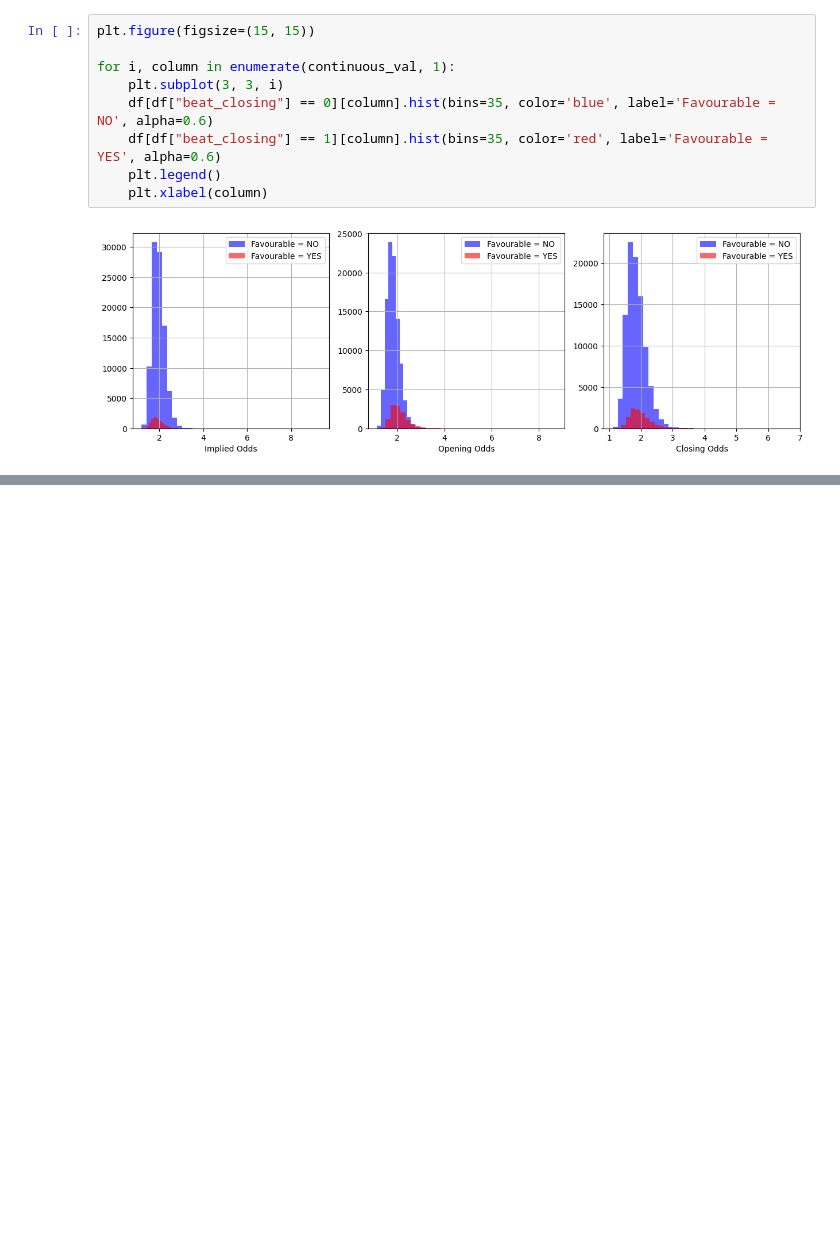
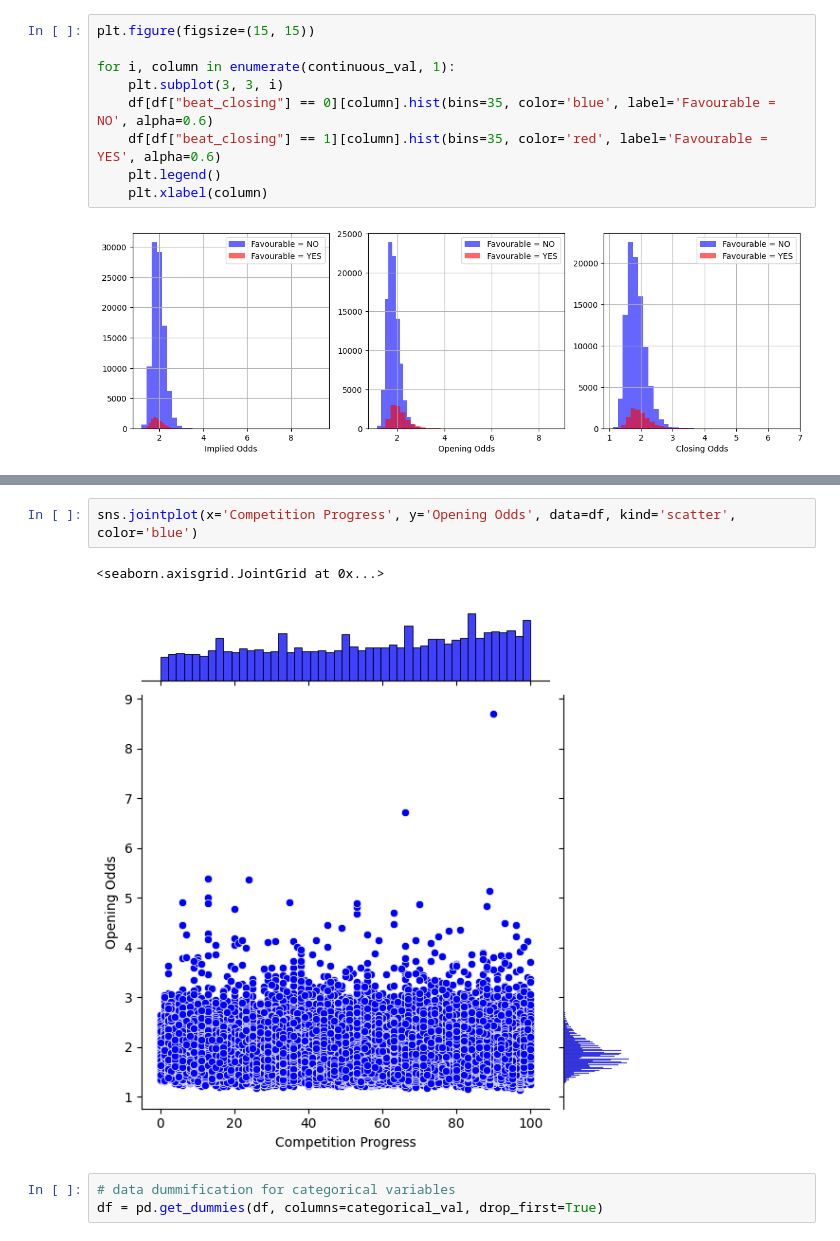
Before and after one commit to Emmanuel-Oyewole/bookie-buster, a Jupyter notebook: Bookie_buster.ipynb, the cells around one changed output, grey strips where cells are left out. Cells and saved outputs as stored; diff of their text form; blank space fills up the shorter version.

```diff
--- a/Bookie_buster.ipynb
+++ b/Bookie_buster.ipynb
@@ -363,0 +375,8 @@ for i, column in enumerate(continuous_val, 1):
+# %%
+sns.jointplot(x='Competition Progress', y='Opening Odds', data=df, kind='scatter', color='blue')
+# %% [output]
+<seaborn.axisgrid.JointGrid at 0x...>
+[figure, added]
+# %%
+# data dummification for categorical variables
+df = pd.get_dummies(df, columns=categorical_val, drop_first=True)
```
Also changed, not shown: parts of 13 cells of this notebook.
